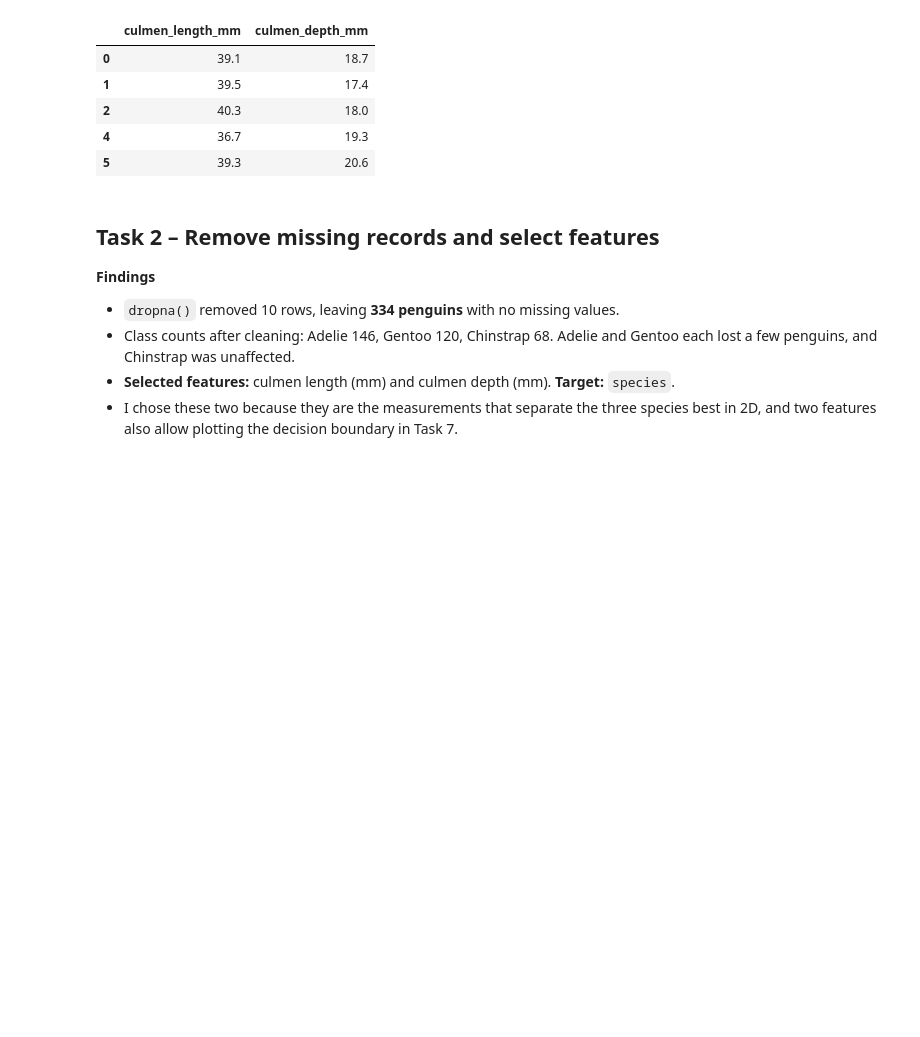
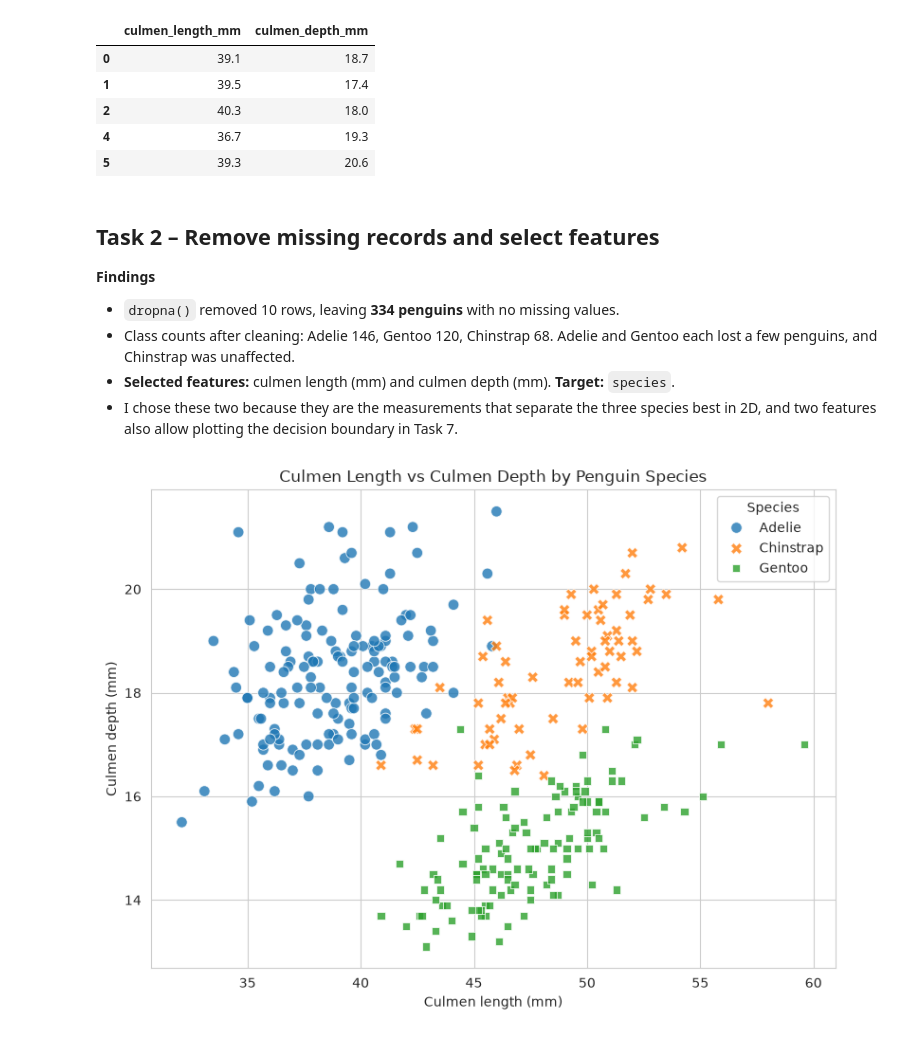
Before and after one commit to zainnm30/penguin-svm-classification, a Jupyter notebook: notebooks/penguin_svm.ipynb, the cells around one changed output. Drawn from its saved outputs; the diff is of its cells as text; code cells hidden in the pictures; blank space fills up the shorter version.

Commit message:
Task 3: scatter plot of culmen length vs depth

```diff
--- a/notebooks/penguin_svm.ipynb
+++ b/notebooks/penguin_svm.ipynb
@@ -135,3 +135,25 @@ y shape: (334,)
 - Class counts after cleaning: Adelie 146, Gentoo 120, Chinstrap 68. Adelie and Gentoo each lost a few penguins, and Chinstrap was unaffected.
 - **Selected features:** culmen length (mm) and culmen depth (mm). **Target:** `species`.
 - I chose these two because they are the measurements that separate the three species best in 2D, and two features also allow plotting the decision boundary in Task 7.
+# %%
+sns.set_style('whitegrid')
+
+plt.figure(figsize=(8, 6))
+sns.scatterplot(
+    data=df_clean,
+    x='culmen_length_mm',
+    y='culmen_depth_mm',
+    hue='species',
+    style='species',
+    s=70,
+    alpha=0.8
+)
+plt.title('Culmen Length vs Culmen Depth by Penguin Species')
+plt.xlabel('Culmen length (mm)')
+plt.ylabel('Culmen depth (mm)')
+plt.legend(title='Species')
+plt.tight_layout()
+plt.savefig('../images/scatter_plot.png', dpi=150)
+plt.show()
+# %% [output]
+[figure, added]
```
Also changed, not shown: parts of 1 cell of this notebook, 2 other files.
